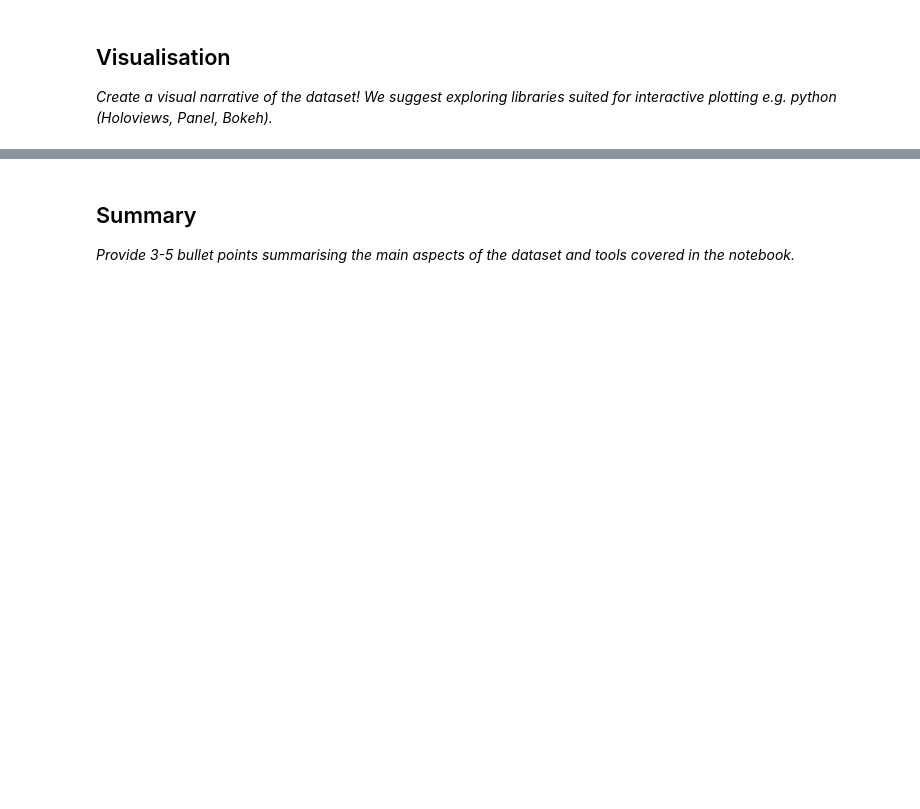
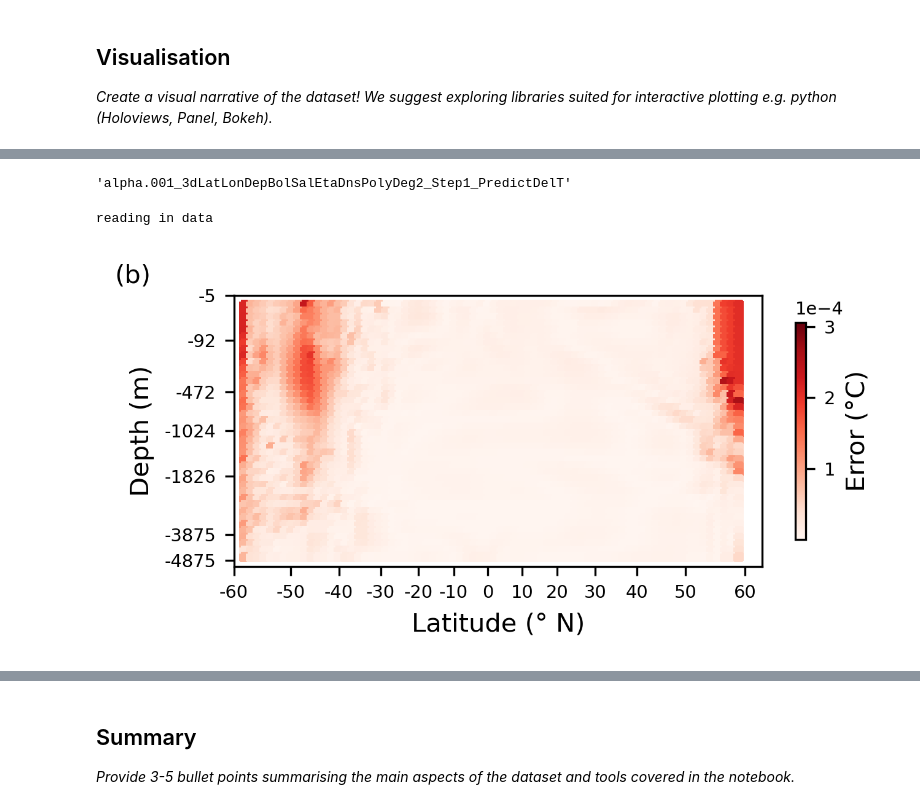
Before and after one commit to eds-book-gallery/3286b92f-4fae-4cc6-a29e-e408bc844542, a Jupyter notebook: notebooks/notebook.ipynb, the cells around one changed output, grey strips where cells are left out. Saved outputs shown, nothing was run; the diff lists cells and outputs as text; code cells hidden in the pictures; blank space fills up the shorter version.

```diff
--- a/notebooks/notebook.ipynb
+++ b/notebooks/notebook.ipynb
@@ -273,0 +501,47 @@ The simulator has a 12-hr time step, with fields output daily. We focus on daily
+# %%
+run_vars={'dimension':3, 'lat':True , 'lon':True, 'dep':True , 'current':False , 'bolus_vel':True , 'sal':True , 'eta':True , 'density':True , 'poly_degree':2, 'StepSize':1, 'predict':'DelT'}
+data_prefix=''
+exp_prefix = ''
+model_prefix = 'alpha.001_'
+data_name = data_prefix + cn.create_dataname(run_vars)
+model_name = model_prefix+data_name
+exp_name = exp_prefix+model_name
+cntrl_name = exp_prefix+model_prefix+data_prefix+'3dLatLonDepUVBolSalEtaDnsPolyDeg2_Step1_PredictDelT'
+# %%
+exp_name
+# %% [output]
+'alpha.001_3dLatLonDepBolSalEtaDnsPolyDeg2_Step1_PredictDelT'
+# %%
+#------------------------
+print('reading in data')
+#------------------------
+rootdir='/home/jovyan/ops/lr_Outputs/'
+data_filename=rootdir+'ITERATED_PREDICTION_ARRAYS/'+exp_name+'_AveragedSinglePredictions.nc'
+ds = xr.open_dataset(data_filename)
+da_Av_Error=ds['Av_Errors'].values
+da_Av_AbsError=ds['Av_AbsErrors'].values
+da_wtd_Av_Error=ds['Weighted_Av_Errors'].values
+da_CC=ds['Cor_Coef'].values
+
+cntrl_filename = rootdir+'ITERATED_PREDICTION_ARRAYS/'+cntrl_name+'_AveragedSinglePredictions.nc'
+cntrl_ds = xr.open_dataset(cntrl_filename)
+da_cntrl_Av_AbsError=cntrl_ds['Av_AbsErrors'].values
+da_cntrl_CC=cntrl_ds['Cor_Coef'].values
+# %% [output]
+reading in data
+# %%
+# mask data
+Av_Error = np.where(land_mask==1, da_Av_Error, np.nan)
+Av_AbsError = np.where(land_mask==1, da_Av_AbsError, np.nan)
+wtd_Av_Error = np.where(land_mask==1, da_wtd_Av_Error, np.nan)
+Cntrl_Av_AbsError = np.where(land_mask==1, da_cntrl_Av_AbsError, np.nan)
+Cor_Coef = np.where(land_mask==1, da_CC, np.nan)
+Cntrl_Cor_Coef = np.where(land_mask==1, da_cntrl_CC, np.nan)
+# %%
+ig, ax, im = rfplt.plot_xconst_crss_sec(Av_AbsError[:,:,:], 'Averaged Absolute Errors', x_coord,
+                                         MITGCM_ds['X'].values, MITGCM_ds['Y'].values, MITGCM_ds['Z'].values,
+                                         text='(b)', title=None, min_value=0.0, max_value=0.000306, cmap='Reds',
+                                         #text='(a)', title=None, min_value=0.0, max_value=0.000306, cmap='Reds',
+                                         cbar_label=cbar_label, Sci=True)
+# %% [output]
+[figure, added]
```
Also changed, not shown: parts of 32 cells of this notebook.
